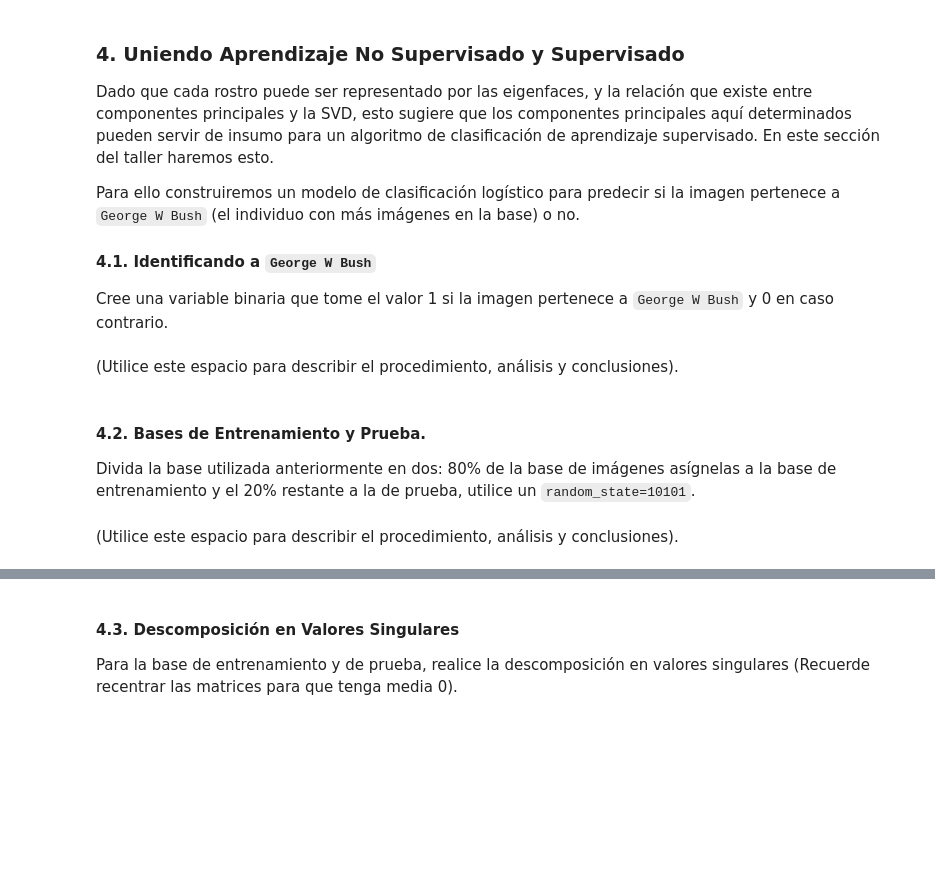
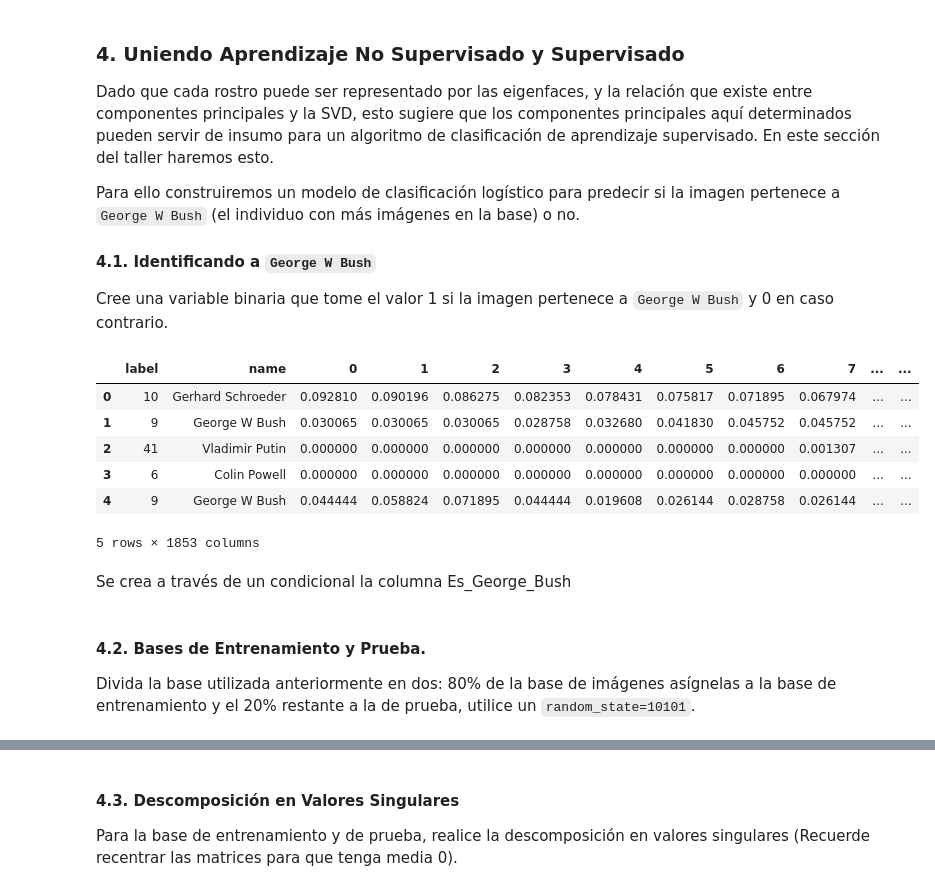
Before and after one commit to jddiaze/AprendizajeNoSupervisado, a Jupyter notebook: Semana2/S2_LC_Taller_SVD.ipynb, the cells around one changed output, grey strips where cells are left out. Saved outputs shown, nothing was run; the diff lists cells and outputs as text; code cells hidden in the pictures; blank space fills up the shorter version.

```diff
--- a/Semana2/S2_LC_Taller_SVD.ipynb
+++ b/Semana2/S2_LC_Taller_SVD.ipynb
@@ -438,5 +436,20 @@ Cree una variable binaria que tome el valor 1 si la imagen pertenece a `George W
-# %% [markdown]
-(Utilice este espacio para describir el procedimiento, análisis y conclusiones).
+# %%
+# Utilice este espacio para escribir el código.
+# Crear la variable binaria
+df['Es_George_Bush'] = (df['name'] == 'George W Bush').astype(int)
+
+# Mostrar las primeras filas del DataFrame con la nueva variable
+df.head()
+# %% [output]
+|  | label | name | 0 | 1 | 2 | 3 | 4 | 5 | 6 | 7 | ... | ... |
+| 0 | 10 | Gerhard Schroeder | 0.092810 | 0.090196 | 0.086275 | 0.082353 | 0.078431 | 0.075817 | 0.071895 | 0.067974 | ... | ... |
+| 1 | 9 | George W Bush | 0.030065 | 0.030065 | 0.030065 | 0.028758 | 0.032680 | 0.041830 | 0.045752 | 0.045752 | ... | ... |
+| 2 | 41 | Vladimir Putin | 0.000000 | 0.000000 | 0.000000 | 0.000000 | 0.000000 | 0.000000 | 0.000000 | 0.001307 | ... | ... |
+| 3 | 6 | Colin Powell | 0.000000 | 0.000000 | 0.000000 | 0.000000 | 0.000000 | 0.000000 | 0.000000 | 0.000000 | ... | ... |
+| 4 | 9 | George W Bush | 0.044444 | 0.058824 | 0.071895 | 0.044444 | 0.019608 | 0.026144 | 0.028758 | 0.026144 | ... | ... |
+5 rows × 1853 columns
+# %% [markdown]
+Se crea a través de un condicional la columna Es_George_Bush
 # %% [markdown]
 #### 4.2. Bases de Entrenamiento y Prueba.
 
@@ -446,2 +456,0 @@ Divida la base utilizada anteriormente en dos: 80% de la base de imágenes asíg
-# %% [markdown]
-(Utilice este espacio para describir el procedimiento, análisis y conclusiones).
```
Also changed, not shown: parts of 11 cells of this notebook.
